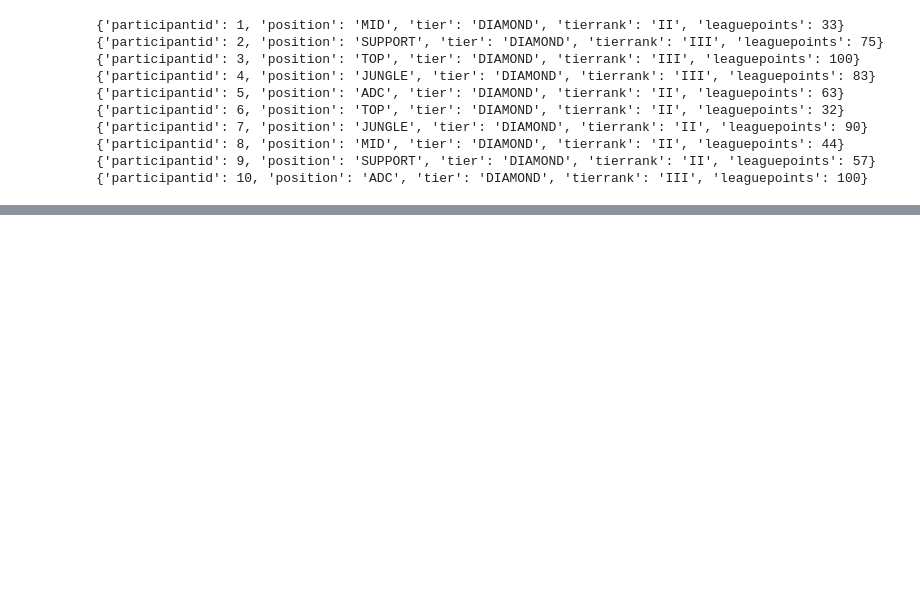
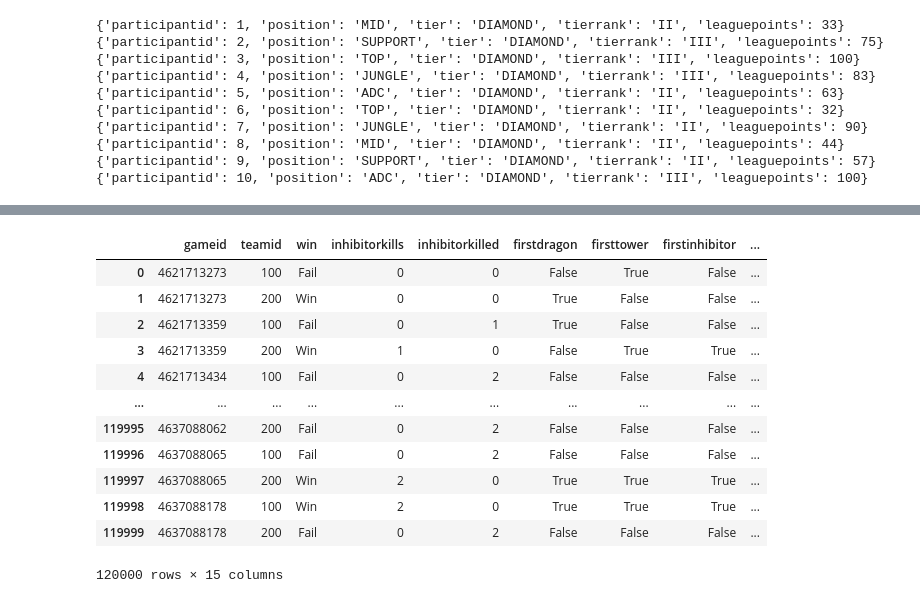
Before and after one commit to zookeeper464/op.gg, a Jupyter notebook: lol_data_analysis.ipynb, the cells around one changed output, grey strips where cells are left out. Cells and saved outputs as stored; diff of their text form; code cells hidden in the pictures; blank space fills up the shorter version.

```diff
--- a/lol_data_analysis.ipynb
+++ b/lol_data_analysis.ipynb
@@ -211,6 +298,6 @@ Game
 # %%
 df2 = []
-for i in range(50000):
+for i in range(60000):
   data = head[i]
   gameid = data['gameid']
   part = data['participantidentities']
@@ -219,6 +306,16 @@ for i in range(50000):
   position = data['participantextendedstats']
   champ = data['participants']
   for j in range(10):
-    df2.append([gameid, part[j]['participantid'], part[j]['player']['summonerid'], team[j//5]['teamid'],
-                team[j//5]['bans'][j%5]['championid'], champ[j]['championid'], champ[j]['timeline']['role'], position[j]['position']])
+    try:
+      df2.append([gameid, part[j]['participantid'], part[j]['player']['summonerid'], team[j//5]['teamid'],
+                  team[j//5]['bans'][j%5]['championid'], champ[j]['championid'], champ[j]['timeline']['role'], position[j]['position'],
+                  champ[j]['stats']['perk0'],champ[j]['stats']['perk1'],champ[j]['stats']['perk2'],champ[j]['stats']['perk3'],
+                  champ[j]['stats']['perk4'], champ[j]['stats']['perk5'],champ[j]['stats']['perkprimarystyle'],champ[j]['stats']['perksubstyle'],
+                  champ[j]['stats']['statperk0'], champ[j]['stats']['statperk1'],champ[j]['stats']['statperk2']])
+    except:
+      df2.append([gameid, part[j]['participantid'], part[j]['player']['summonerid'], team[j//5]['teamid'],
+                  team[j//5]['bans'][j%5]['championid'], champ[j]['championid'], champ[j]['timeline']['role'], position[j]['position'],
+                  champ[j]['stats']['perk0'],champ[j]['stats']['perk1'],champ[j]['stats']['perk2'],champ[j]['stats']['perk3'],
+                  champ[j]['stats']['perk4'], champ[j]['stats']['perk5'],champ[j]['stats']['perkprimarystyle'], "NaN",
+                  champ[j]['stats']['statperk0'], champ[j]['stats']['statperk1'],champ[j]['stats']['statperk2']])
 # %%
@@ -243,11 +343,11 @@ User
 # %%
 df3 = []
-for i in range(50000):
+for i in range(60000):
   data = head[i]['participants']
   gameid =head[i]['gameid']
   for j in range(10):
     stats = data[j]['stats']
-    df3.append([gameid, data[j]['participantid'], stats['kills'], stats['assists'], stats['deaths'], stats['goldearned'],
+    df3.append([gameid, data[j]['participantid'], stats['kills'], stats['assists'], stats['deaths'], stats['goldearned'],stats['goldspent'],
                 stats['totalminionskilled'], stats['largestmultikill'], stats['largestkillingspree'], stats['longesttimespentliving'],
                 stats['totaldamagedealt'], stats['totaldamagedealttochampions'], stats['damagedealttoturrets'],
                 stats['damageselfmitigated'], stats['totaldamagetaken'], stats['timeccingothers'], stats['totaltimecrowdcontroldealt'],
@@ -293,0 +382,31 @@ df4 # 팀 내용이 없다.
+# %%
+df4 = []
+for i in range(60000):
+  team = head[i]['teams']
+  id = head[i]['gameid']
+  for j in range(2):
+    df4.append([id, team[j]['teamid'], team[j]['win'], team[j]['inhibitorkills'],team[1-j]['inhibitorkills'], team[j]['firstdragon'],
+                team[j]['firsttower'], team[j]['firstinhibitor'], team[j]['firstblood'], team[j]['firstriftherald'], team[j]['firstbaron'],
+                team[j]['towerkills'], team[j]['dragonkills'], team[j]['riftheraldkills'], team[j]['baronkills']])
+# %%
+Team = pd.DataFrame(df4, columns=['gameid', 'teamid', 'win', 'inhibitorkills','inhibitorkilled','firstdragon','firsttower','firstinhibitor',
+                                  'firstblood','firstriftherald','firstbaron','towerkills','dragonkills','riftheraldkills','baronkills'])
+# gameid, teamid, win, inhibitorkills을 col으로 가지는 game 데이터 프레임을 만든다.
+# %%
+# 팀 데이터 프레임을 생성하여 게임별 팀 상황에 대한 데이터를 따로 넣고 필요한 경우에만 가져올 수 있도록 바꾸었다.
+
+Team
+# %% [output]
+|  | gameid | teamid | win | inhibitorkills | inhibitorkilled | firstdragon | firsttower | firstinhibitor | ... |
+| 0 | 4621713273 | 100 | Fail | 0 | 0 | False | True | False | ... |
+| 1 | 4621713273 | 200 | Win | 0 | 0 | True | False | False | ... |
+| 2 | 4621713359 | 100 | Fail | 0 | 1 | True | False | False | ... |
+| 3 | 4621713359 | 200 | Win | 1 | 0 | False | True | True | ... |
+| 4 | 4621713434 | 100 | Fail | 0 | 2 | False | False | False | ... |
+| ... | ... | ... | ... | ... | ... | ... | ... | ... | ... |
+| 119995 | 4637088062 | 200 | Fail | 0 | 2 | False | False | False | ... |
+| 119996 | 4637088065 | 100 | Fail | 0 | 2 | False | False | False | ... |
+| 119997 | 4637088065 | 200 | Win | 2 | 0 | True | True | True | ... |
+| 119998 | 4637088178 | 100 | Win | 2 | 0 | True | True | True | ... |
+| 119999 | 4637088178 | 200 | Fail | 0 | 2 | False | False | False | ... |
+120000 rows × 15 columns
```
Also changed, not shown: parts of 37 cells of this notebook.
